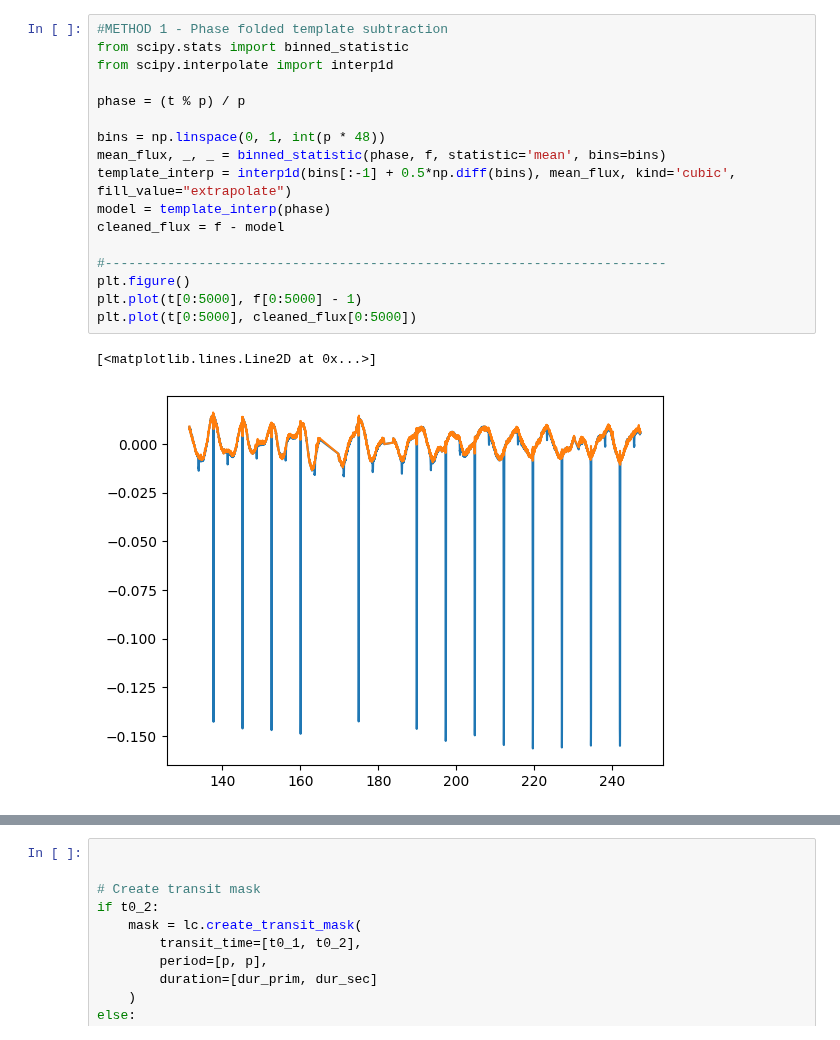
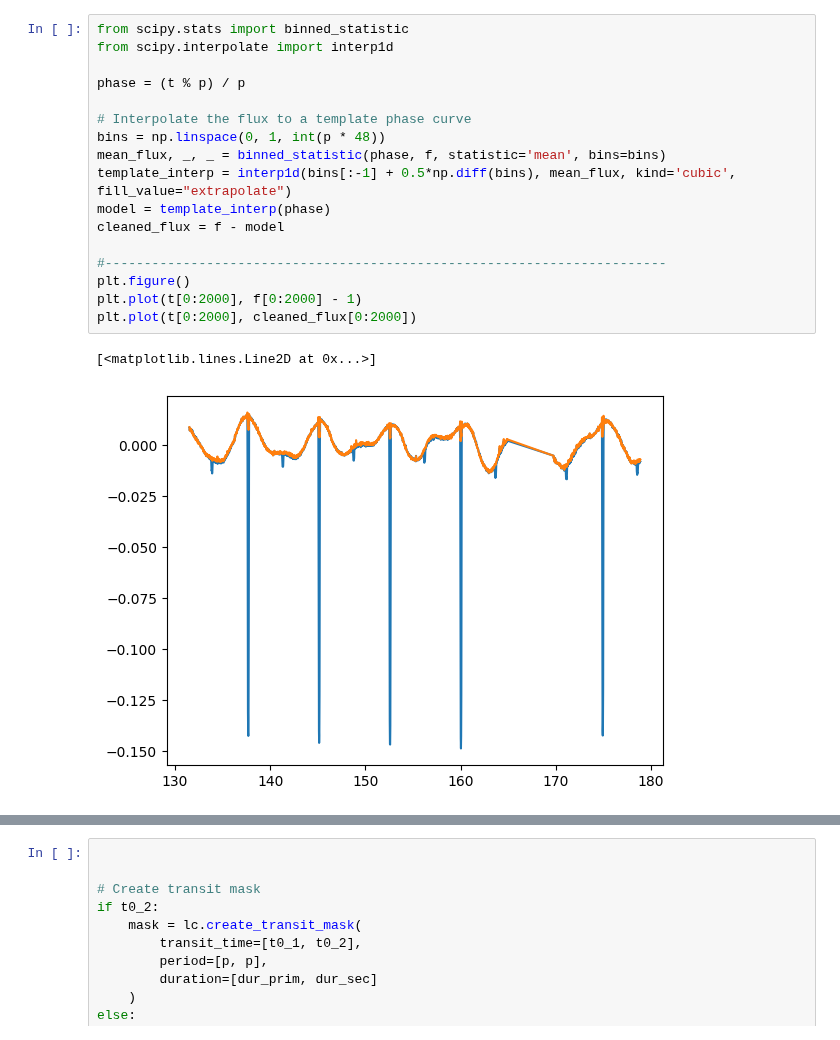
Before and after one commit to sfremy/astro_tools, a Jupyter notebook: prefold_automated.ipynb, the cells around one changed output, grey strips where cells are left out. Cells and saved outputs as stored; diff of their text form.

```diff
--- a/prefold_automated.ipynb
+++ b/prefold_automated.ipynb
@@ -81,20 +89,20 @@ plt.show()
 # %%
-#METHOD 1 - Phase folded template subtraction
 from scipy.stats import binned_statistic
 from scipy.interpolate import interp1d
 
 phase = (t % p) / p
 
+# Interpolate the flux to a template phase curve
 bins = np.linspace(0, 1, int(p * 48))
 mean_flux, _, _ = binned_statistic(phase, f, statistic='mean', bins=bins)
 template_interp = interp1d(bins[:-1] + 0.5*np.diff(bins), mean_flux, kind='cubic', fill_value="extrapolate")
 model = template_interp(phase)
 cleaned_flux = f - model
 
 #------------------------------------------------------------------------
 plt.figure()
-plt.plot(t[0:5000], f[0:5000] - 1)
-plt.plot(t[0:5000], cleaned_flux[0:5000])
+plt.plot(t[0:2000], f[0:2000] - 1)
+plt.plot(t[0:2000], cleaned_flux[0:2000])
 # %% [output]
 [<matplotlib.lines.Line2D at 0x...>]
-[figure, old version]
+[figure, new version]
```
Also changed, not shown: parts of 12 cells of this notebook.
